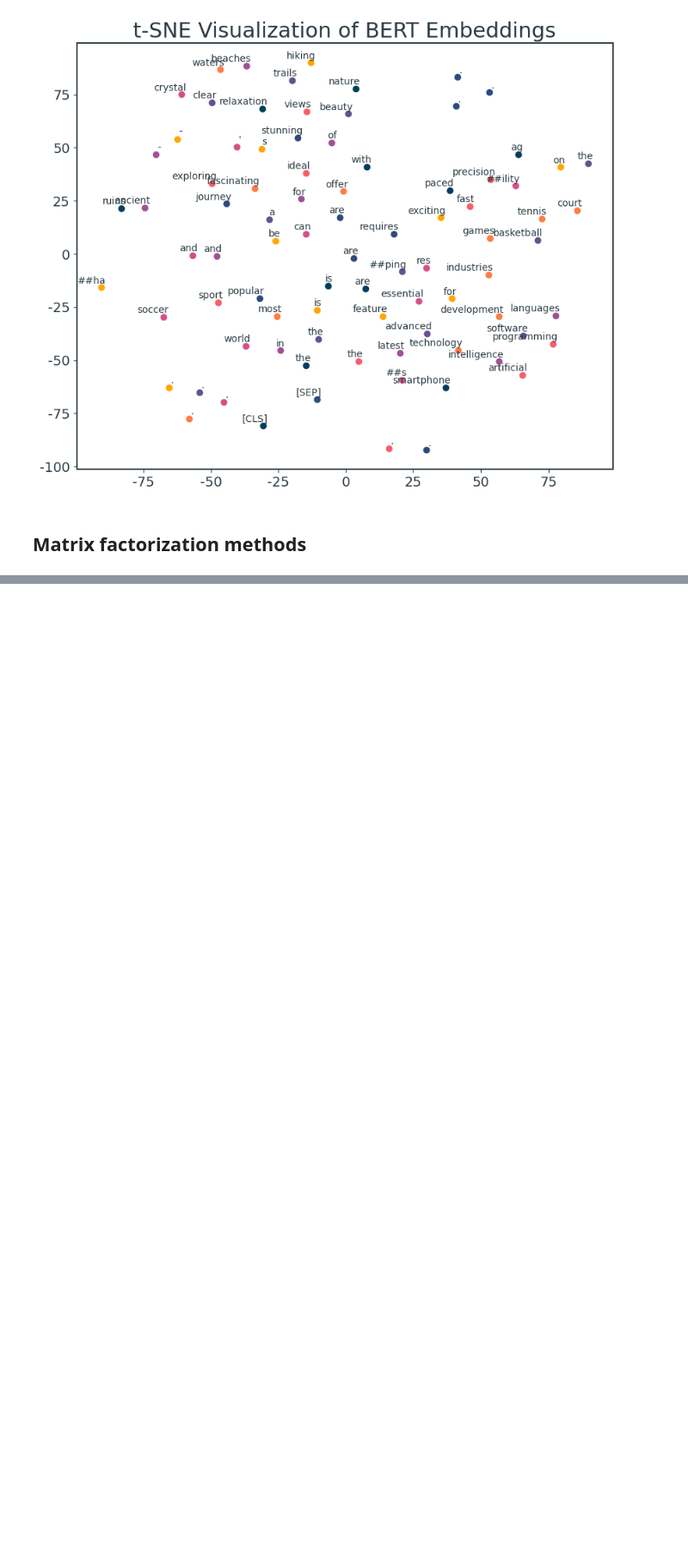
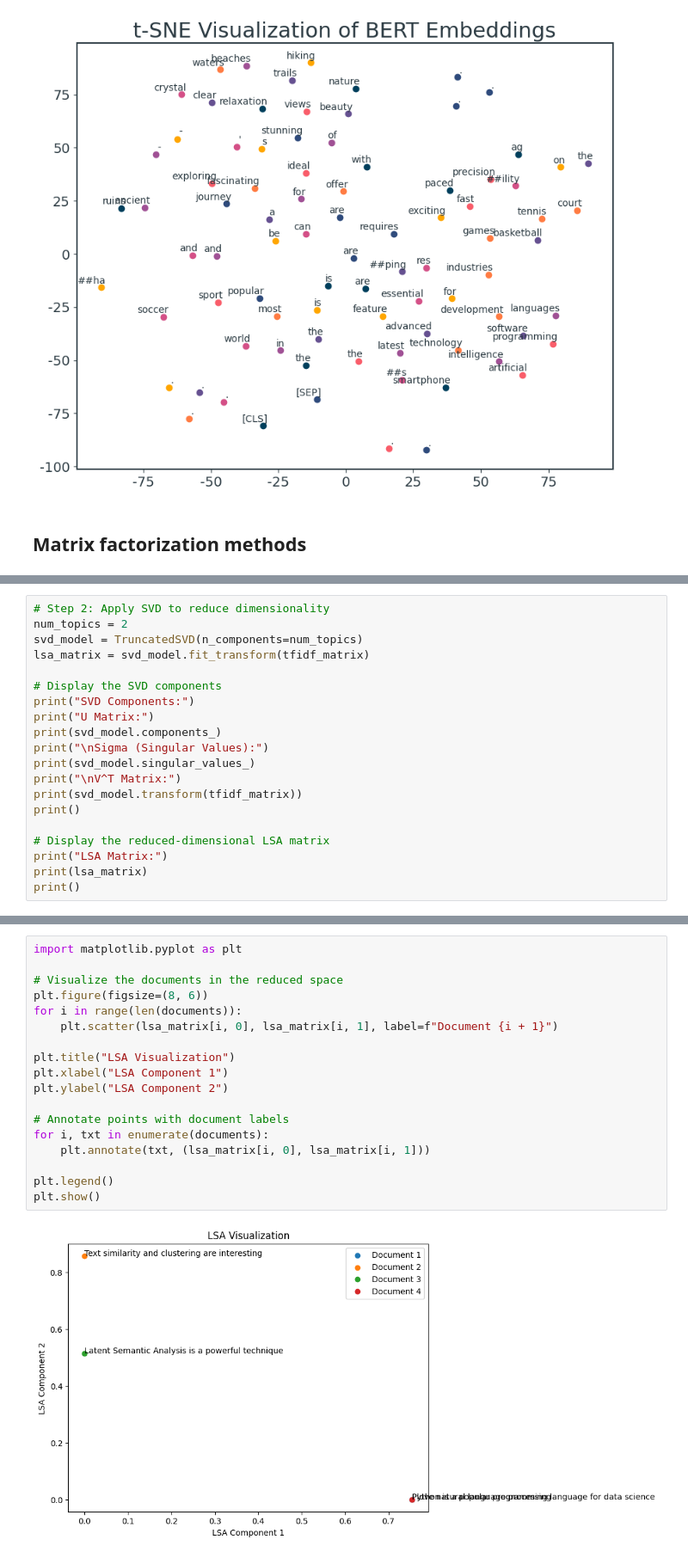
Before and after one commit to micheledinelli/text-distances, a Jupyter notebook: text-distance-analysis.ipynb, the cells around one changed output, grey strips where cells are left out. Shown: that part at 86% size. Saved outputs shown, nothing was run; the diff lists cells and outputs as text; blank space fills up the shorter version.

```diff
--- a/text-distance-analysis.ipynb
+++ b/text-distance-analysis.ipynb
@@ -459,0 +504,20 @@ plt.show()
+# %%
+# Step 2: Apply SVD to reduce dimensionality
+num_topics = 2
+svd_model = TruncatedSVD(n_components=num_topics)
+lsa_matrix = svd_model.fit_transform(tfidf_matrix)
+
+# Display the SVD components
+print("SVD Components:")
+print("U Matrix:")
+print(svd_model.components_)
+print("\nSigma (Singular Values):")
+print(svd_model.singular_values_)
+print("\nV^T Matrix:")
+print(svd_model.transform(tfidf_matrix))
+print()
+
+# Display the reduced-dimensional LSA matrix
+print("LSA Matrix:")
+print(lsa_matrix)
+print()
@@ -459,0 +556,20 @@ plt.show()
+# %%
+import matplotlib.pyplot as plt
+
+# Visualize the documents in the reduced space
+plt.figure(figsize=(8, 6))
+for i in range(len(documents)):
+    plt.scatter(lsa_matrix[i, 0], lsa_matrix[i, 1], label=f"Document {i + 1}")
+
+plt.title("LSA Visualization")
+plt.xlabel("LSA Component 1")
+plt.ylabel("LSA Component 2")
+
+# Annotate points with document labels
+for i, txt in enumerate(documents):
+    plt.annotate(txt, (lsa_matrix[i, 0], lsa_matrix[i, 1]))
+
+plt.legend()
+plt.show()
+# %% [output]
+[figure, added]
```
Also changed, not shown: parts of 3 cells of this notebook, 4 other files.
